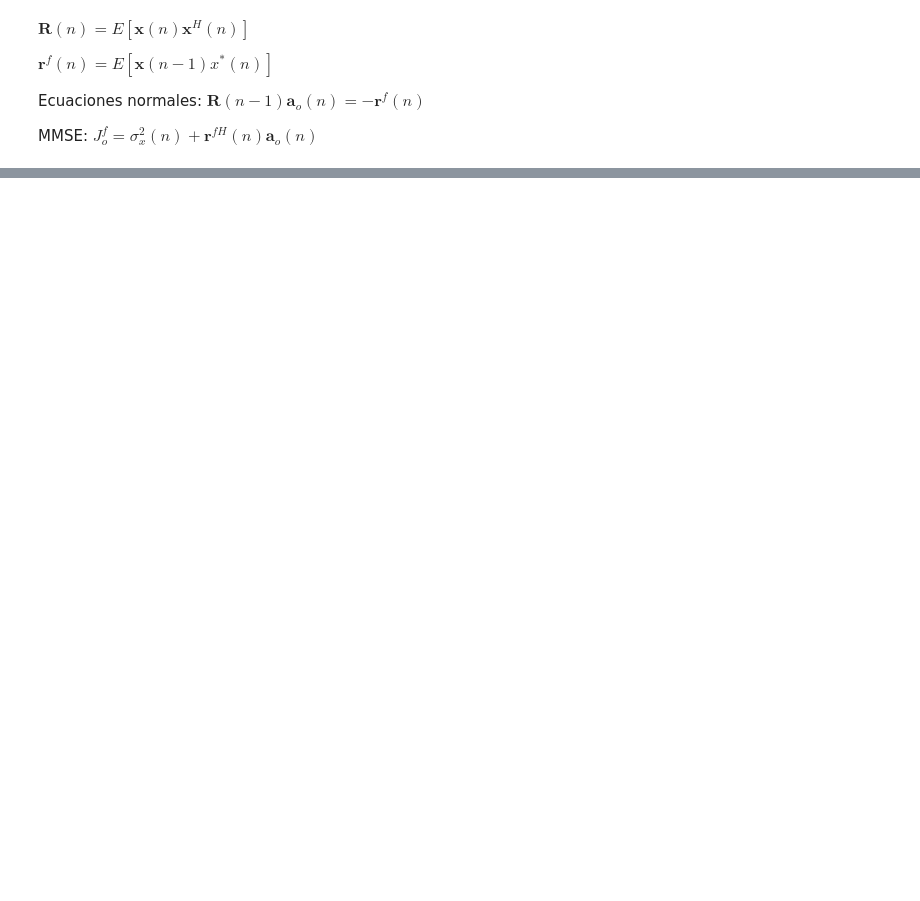
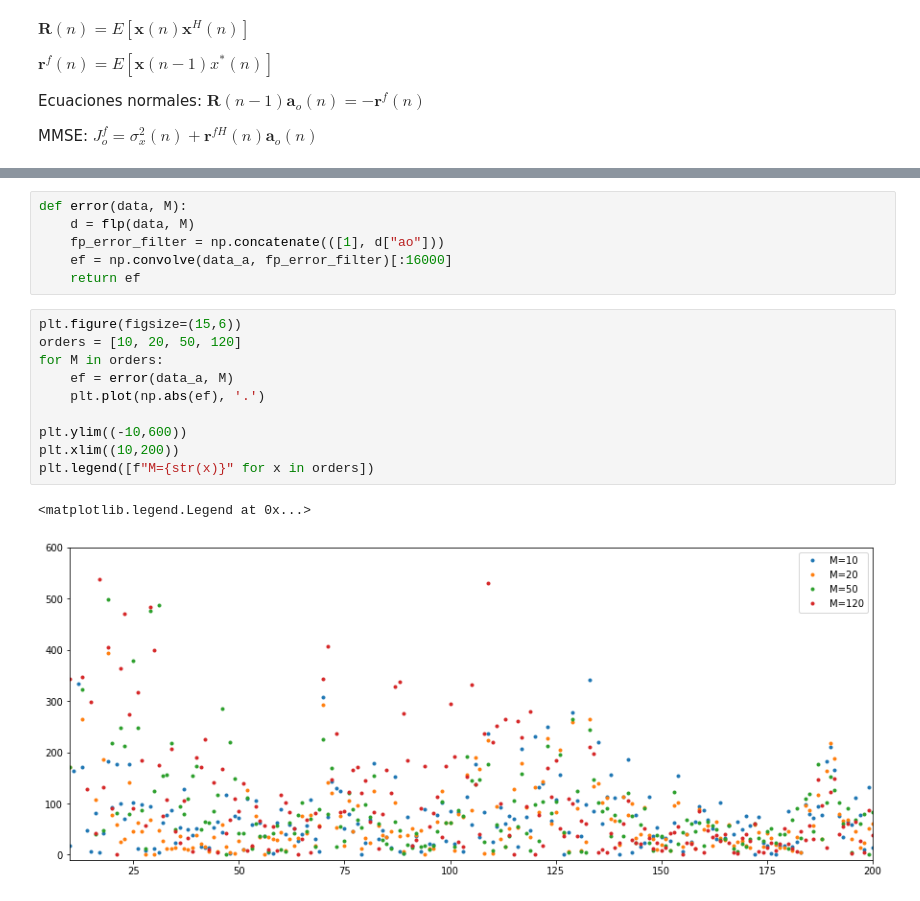
Before and after one commit to pabgonzalez/TP3_PASA_PrediccionLineal, a Jupyter notebook: TP3.ipynb, the cells around one changed output, grey strips where cells are left out. Drawn from its saved outputs; the diff is of its cells as text; blank space fills up the shorter version.

```diff
--- a/TP3.ipynb
+++ b/TP3.ipynb
@@ -104,0 +124,19 @@ plot_mmse_vs_order(data_sh, 64, "Sonido SH")
+# %%
+def error(data, M):
+    d = flp(data, M)
+    fp_error_filter = np.concatenate(([1], d["ao"]))
+    ef = np.convolve(data_a, fp_error_filter)[:16000]
+    return ef
+# %%
+plt.figure(figsize=(15,6))
+orders = [10, 20, 50, 120]
+for M in orders:
+    ef = error(data_a, M)
+    plt.plot(np.abs(ef), '.')
+
+plt.ylim((-10,600))
+plt.xlim((10,200))
+plt.legend([f"M={str(x)}" for x in orders])
+# %% [output]
+<matplotlib.legend.Legend at 0x...>
+[figure, added]
```
Also changed, not shown: parts of 17 cells of this notebook.
